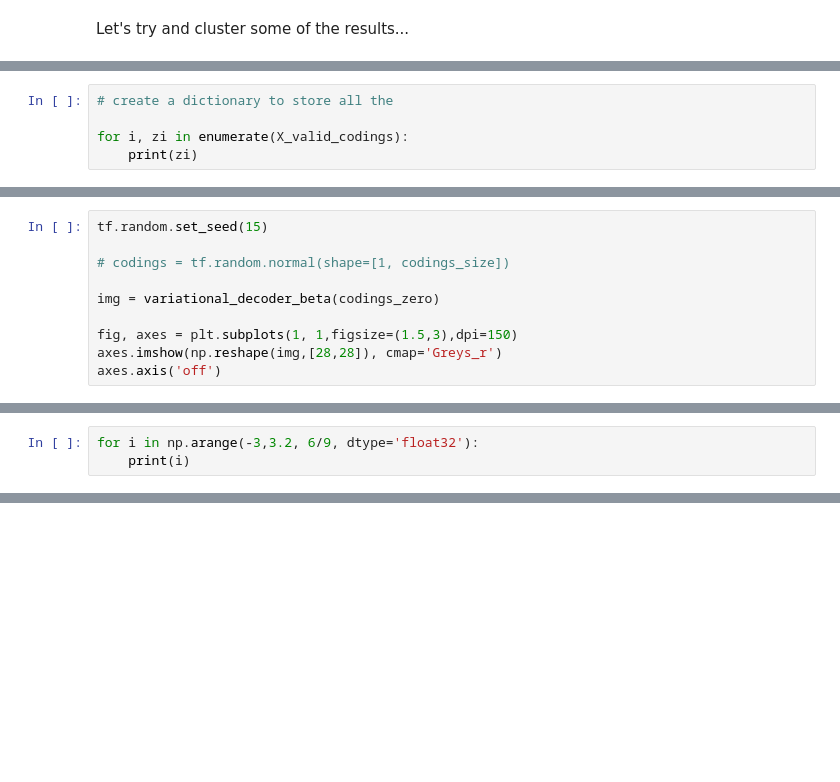
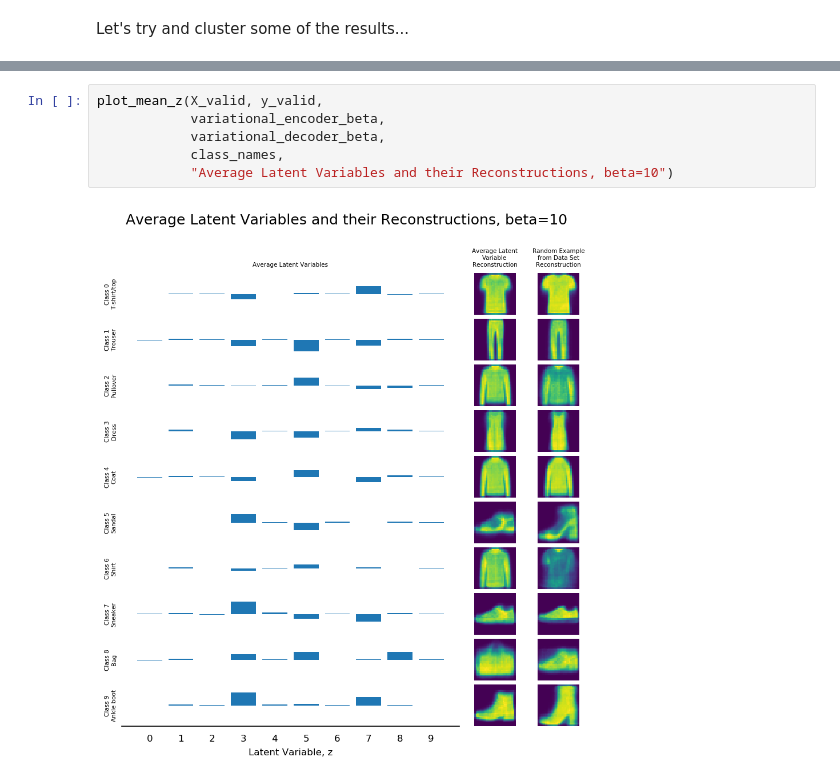
Before and after one commit to tvhahn/autoencoder-sandbox, a Jupyter notebook: notebooks/5.0-variational-autoencoder.ipynb, the cells around one changed output, grey strips where cells are left out. Cells and saved outputs as stored; diff of their text form; blank space fills up the shorter version.

```diff
--- a/notebooks/5.0-variational-autoencoder.ipynb
+++ b/notebooks/5.0-variational-autoencoder.ipynb
@@ -475,5 +291,0 @@ d
-# %%
-# create a dictionary to store all the
-
-for i, zi in enumerate(X_valid_codings):
-    print(zi)
@@ -563,10 +291,0 @@ print(codings_zero)
-# %%
-tf.random.set_seed(15)
-
-# codings = tf.random.normal(shape=[1, codings_size])
-
-img = variational_decoder_beta(codings_zero)
-
-fig, axes = plt.subplots(1, 1,figsize=(1.5,3),dpi=150)
-axes.imshow(np.reshape(img,[28,28]), cmap='Greys_r')
-axes.axis('off')
@@ -599,3 +291,0 @@ plt.show()
-# %%
-for i in np.arange(-3,3.2, 6/9, dtype='float32'):
-    print(i)
@@ -679,0 +424,8 @@ def plot_single_reconstruction(model, coding):
+# %%
+plot_mean_z(X_valid, y_valid,
+            variational_encoder_beta,
+            variational_decoder_beta,
+            class_names,
+            "Average Latent Variables and their Reconstructions, beta=10")
+# %% [output]
+[figure, added]
```
Also changed, not shown: parts of 64 cells of this notebook.
